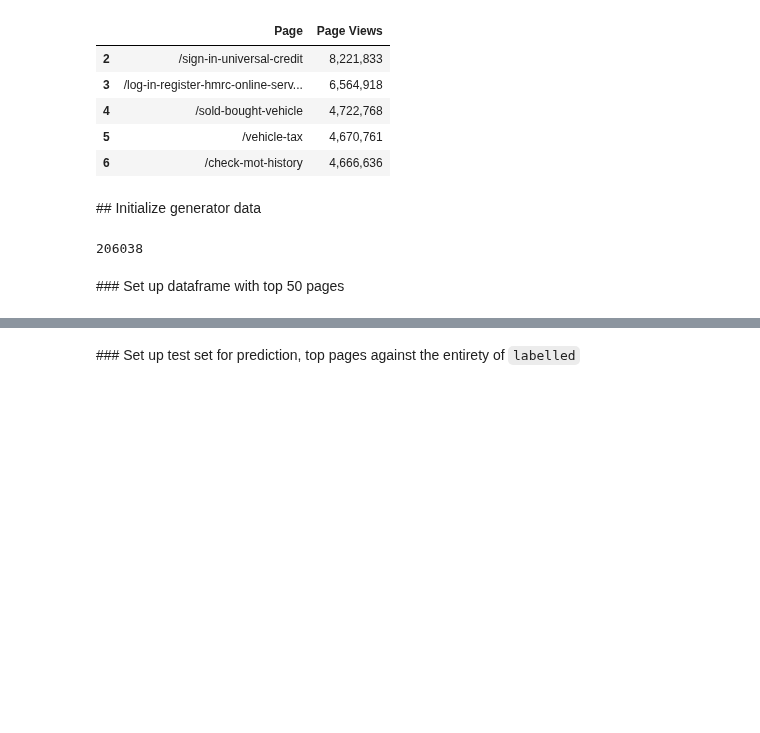
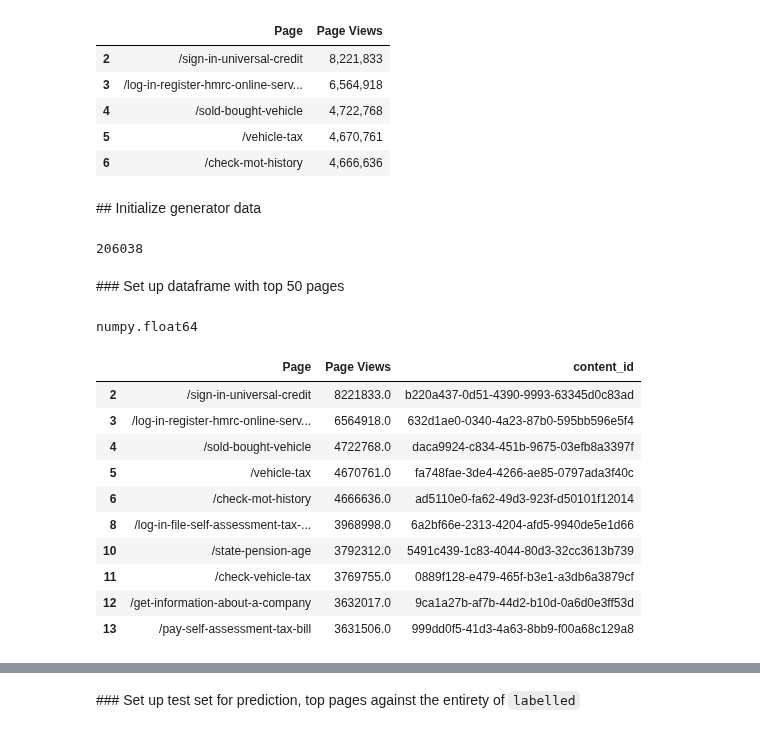
Before and after one commit to alphagov/govuk-network-embedding, a Jupyter notebook: notebooks/data_extract/extract_top_200.ipynb, the cells around one changed output, grey strips where cells are left out. Saved outputs shown, nothing was run; the diff lists cells and outputs as text; code cells hidden in the pictures; blank space fills up the shorter version.

```diff
--- a/notebooks/data_extract/extract_top_200.ipynb
+++ b/notebooks/data_extract/extract_top_200.ipynb
@@ -186,6 +186,24 @@ base_cid = dict(zip(labelled.base_path, labelled.content_id))
 # len(cid_pairs), len(basepath_pairs)
 # %% [markdown]
 ### Set up dataframe with top 50 pages
+# %%
+type(top["Page Views"].iloc[0])
+# %% [output]
+numpy.float64
+# %%
+top.sort_values("Page Views", ascending=False)[0:10]
+# %% [output]
+|  | Page | Page Views | content_id |
+| 2 | /sign-in-universal-credit | 8221833.0 | b220a437-0d51-4390-9993-63345d0c83ad |
+| 3 | /log-in-register-hmrc-online-serv... | 6564918.0 | 632d1ae0-0340-4a23-87b0-595bb596e5f4 |
+| 4 | /sold-bought-vehicle | 4722768.0 | daca9924-c834-451b-9675-03efb8a3397f |
+| 5 | /vehicle-tax | 4670761.0 | fa748fae-3de4-4266-ae85-0797ada3f40c |
+| 6 | /check-mot-history | 4666636.0 | ad5110e0-fa62-49d3-923f-d50101f12014 |
+| 8 | /log-in-file-self-assessment-tax-... | 3968998.0 | 6a2bf66e-2313-4204-afd5-9940de5e1d66 |
+| 10 | /state-pension-age | 3792312.0 | 5491c439-1c83-4044-80d3-32cc3613b739 |
+| 11 | /check-vehicle-tax | 3769755.0 | 0889f128-e479-465f-b3e1-a3db6a3879cf |
+| 12 | /get-information-about-a-company | 3632017.0 | 9ca1a27b-af7b-44d2-b10d-0a6d0e3ff53d |
+| 13 | /pay-self-assessment-tax-bill | 3631506.0 | 999dd0f5-41d3-4a63-8bb9-f00a68c129a8 |
 # %%
 ### top base_paths to content_ids
 top['content_id'] = top['Page'].map(base_cid)
```
Also changed, not shown: parts of 8 cells of this notebook.
